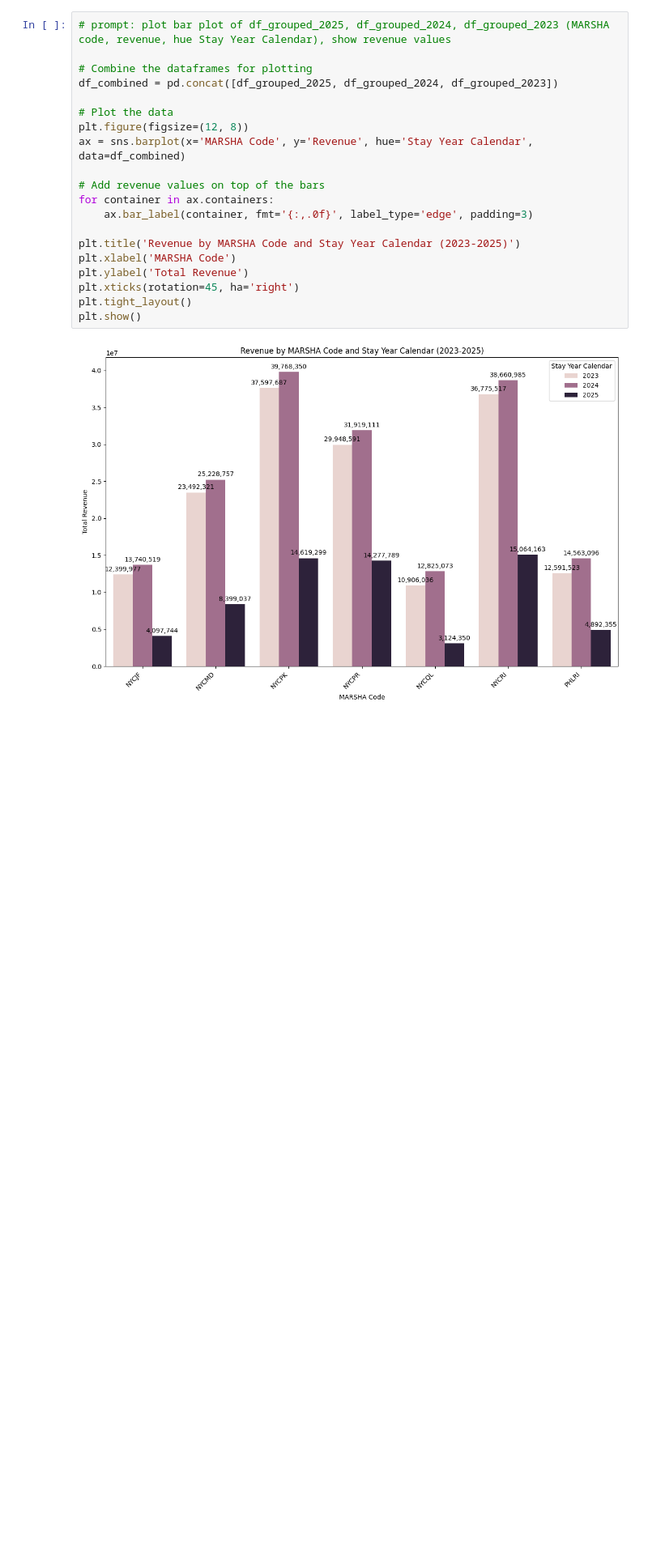
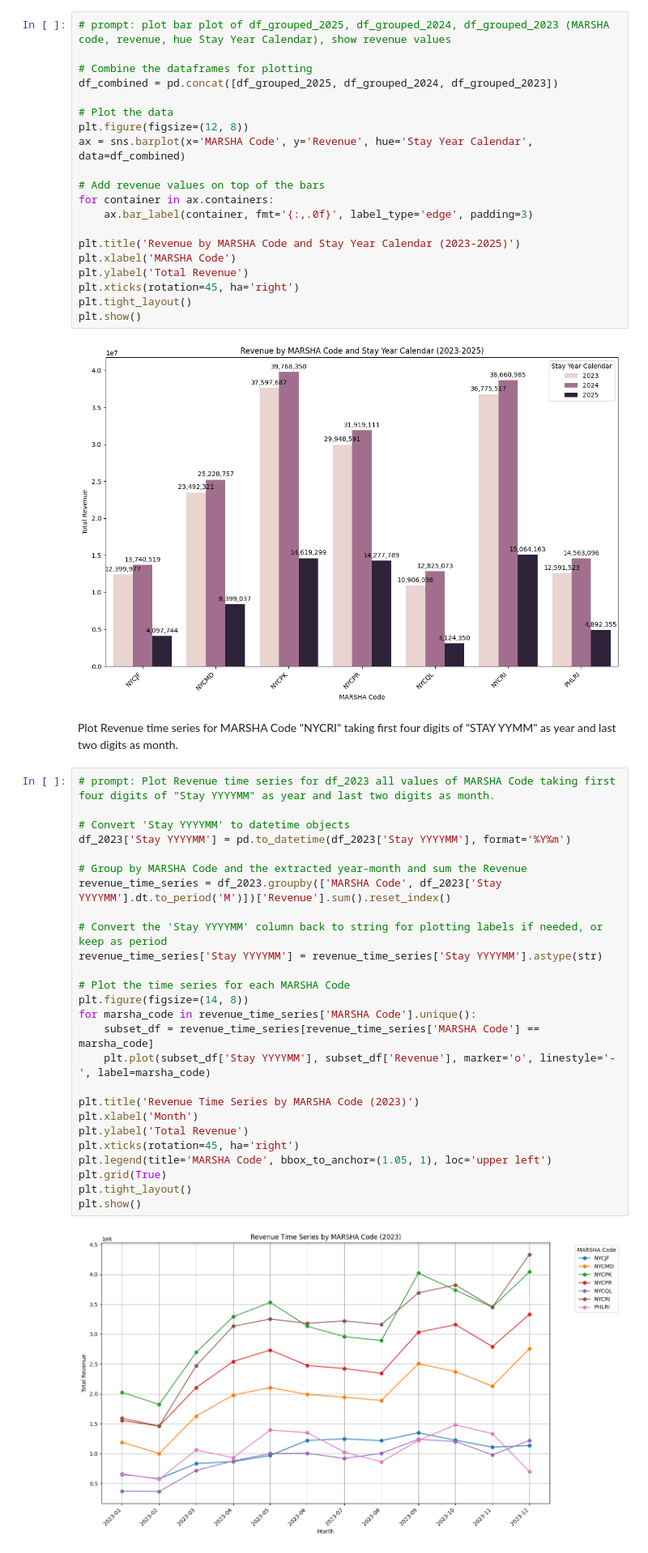
Before and after one commit to Ssahu620/ss-Capstone-Project, a Jupyter notebook: 062025_ss_cp.ipynb, the cells around one changed output. Shown: that part at 81% size. Cells and saved outputs as stored; diff of their text form; blank space fills up the shorter version.

```diff
--- a/062025_ss_cp.ipynb
+++ b/062025_ss_cp.ipynb
@@ -549,3 +549,33 @@ plt.tight_layout()
 plt.show()
 # %% [output]
 [figure]
+# %% [markdown]
+Plot Revenue time series for MARSHA Code "NYCRI" taking first four digits of "STAY YYMM" as year and last two digits as month.
+# %%
+# prompt: Plot Revenue time series for df_2023 all values of MARSHA Code taking first four digits of "Stay YYYYMM" as year and last two digits as month.
+
+# Convert 'Stay YYYYMM' to datetime objects
+df_2023['Stay YYYYMM'] = pd.to_datetime(df_2023['Stay YYYYMM'], format='%Y%m')
+
+# Group by MARSHA Code and the extracted year-month and sum the Revenue
+revenue_time_series = df_2023.groupby(['MARSHA Code', df_2023['Stay YYYYMM'].dt.to_period('M')])['Revenue'].sum().reset_index()
+
+# Convert the 'Stay YYYYMM' column back to string for plotting labels if needed, or keep as period
+revenue_time_series['Stay YYYYMM'] = revenue_time_series['Stay YYYYMM'].astype(str)
+
+# Plot the time series for each MARSHA Code
+plt.figure(figsize=(14, 8))
+for marsha_code in revenue_time_series['MARSHA Code'].unique():
+    subset_df = revenue_time_series[revenue_time_series['MARSHA Code'] == marsha_code]
+    plt.plot(subset_df['Stay YYYYMM'], subset_df['Revenue'], marker='o', linestyle='-', label=marsha_code)
+
+plt.title('Revenue Time Series by MARSHA Code (2023)')
+plt.xlabel('Month')
+plt.ylabel('Total Revenue')
+plt.xticks(rotation=45, ha='right')
+plt.legend(title='MARSHA Code', bbox_to_anchor=(1.05, 1), loc='upper left')
+plt.grid(True)
+plt.tight_layout()
+plt.show()
+# %% [output]
+[figure, added]
```
